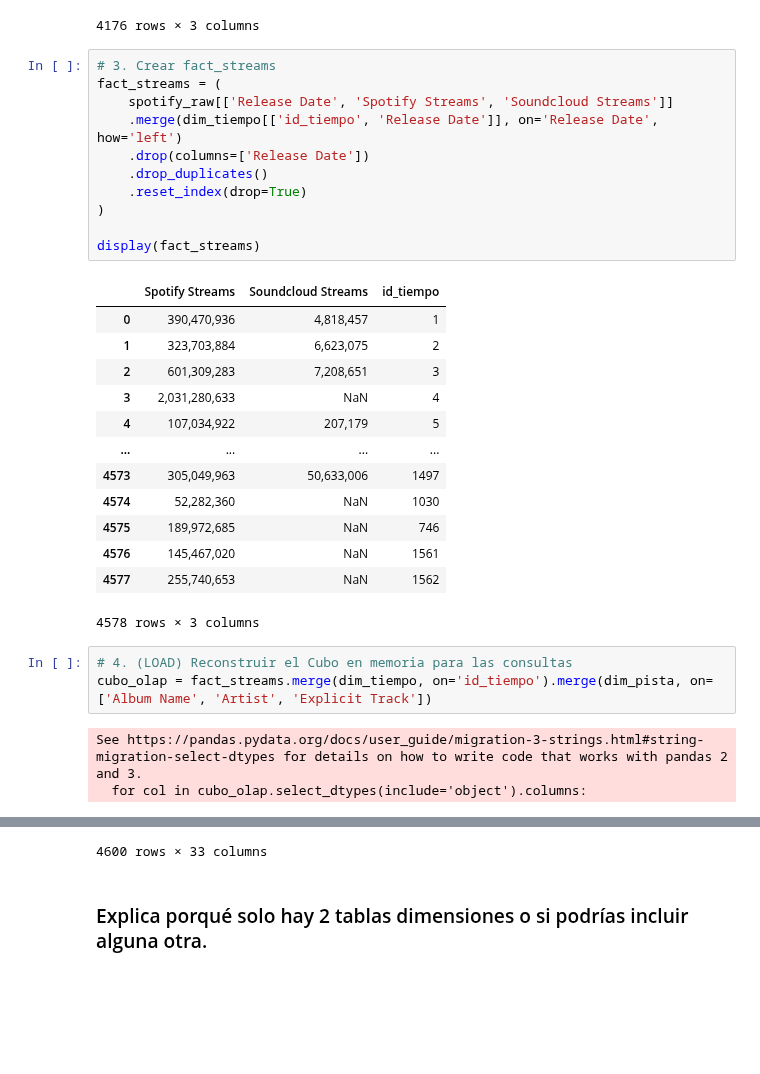
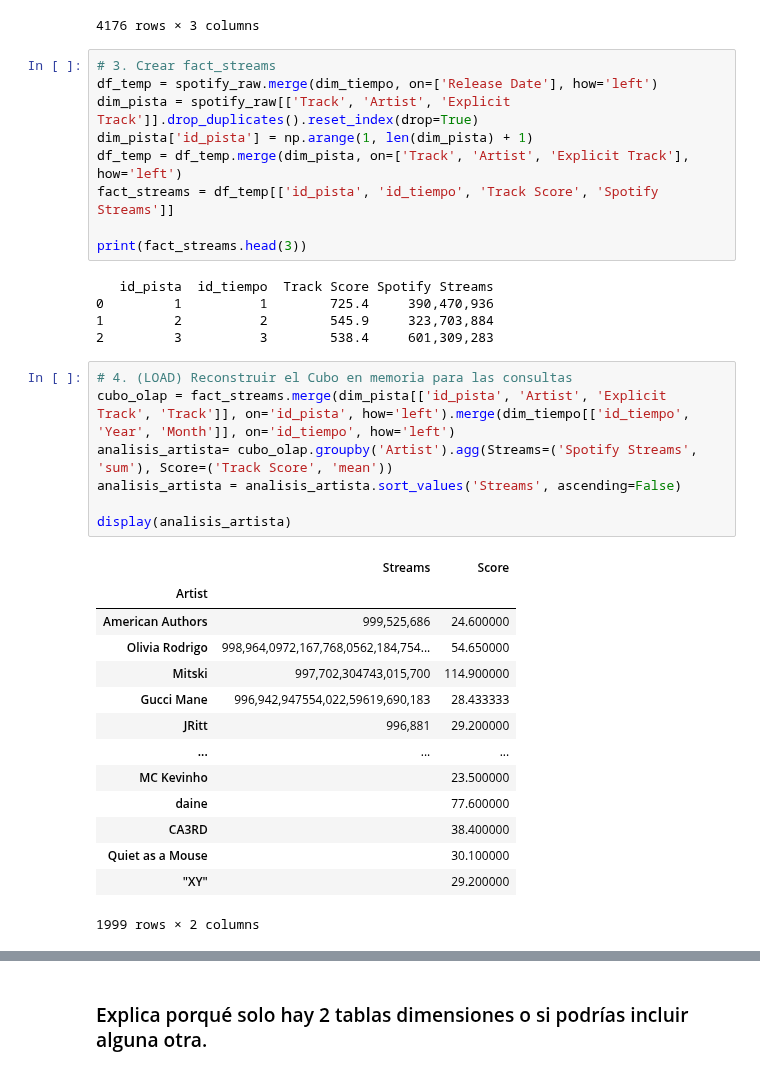
Before and after one commit to KllrMomo/DataMining, a Jupyter notebook: Parcial #2/03-OLAP_operations_exercise.ipynb, the cells around one changed output, grey strips where cells are left out. Cells and saved outputs as stored; diff of their text form; blank space fills up the shorter version.

```diff
--- a/Parcial #2/03-OLAP_operations_exercise.ipynb
+++ b/Parcial #2/03-OLAP_operations_exercise.ipynb
@@ -83,32 +90,37 @@ display(dim_pista)
 4176 rows × 3 columns
 # %%
 # 3. Crear fact_streams
-fact_streams = (
-    spotify_raw[['Release Date', 'Spotify Streams', 'Soundcloud Streams']]
-    .merge(dim_tiempo[['id_tiempo', 'Release Date']], on='Release Date', how='left')
-    .drop(columns=['Release Date'])
-    .drop_duplicates()
-    .reset_index(drop=True)
-)
+df_temp = spotify_raw.merge(dim_tiempo, on=['Release Date'], how='left')
+dim_pista = spotify_raw[['Track', 'Artist', 'Explicit Track']].drop_duplicates().reset_index(drop=True)
+dim_pista['id_pista'] = np.arange(1, len(dim_pista) + 1)
+df_temp = df_temp.merge(dim_pista, on=['Track', 'Artist', 'Explicit Track'], how='left')
+fact_streams = df_temp[['id_pista', 'id_tiempo', 'Track Score', 'Spotify Streams']]
 
-display(fact_streams)
+print(fact_streams.head(3))
 # %% [output]
-|  | Spotify Streams | Soundcloud Streams | id_tiempo |
-| 0 | 390,470,936 | 4,818,457 | 1 |
-| 1 | 323,703,884 | 6,623,075 | 2 |
-| 2 | 601,309,283 | 7,208,651 | 3 |
-| 3 | 2,031,280,633 | NaN | 4 |
-| 4 | 107,034,922 | 207,179 | 5 |
-| ... | ... | ... | ... |
-| 4573 | 305,049,963 | 50,633,006 | 1497 |
-| 4574 | 52,282,360 | NaN | 1030 |
-| 4575 | 189,972,685 | NaN | 746 |
-| 4576 | 145,467,020 | NaN | 1561 |
-| 4577 | 255,740,653 | NaN | 1562 |
-4578 rows × 3 columns
+   id_pista  id_tiempo  Track Score Spotify Streams
+0         1          1        725.4     390,470,936
+1         2          2        545.9     323,703,884
+2         3          3        538.4     601,309,283
 # %%
 # 4. (LOAD) Reconstruir el Cubo en memoria para las consultas
-cubo_olap = fact_streams.merge(dim_tiempo, on='id_tiempo').merge(dim_pista, on=['Album Name', 'Artist', 'Explicit Track'])
+cubo_olap = fact_streams.merge(dim_pista[['id_pista', 'Artist', 'Explicit Track', 'Track']], on='id_pista', how='left').merge(dim_tiempo[['id_tiempo', 'Year', 'Month']], on='id_tiempo', how='left')
+analisis_artista= cubo_olap.groupby('Artist').agg(Streams=('Spotify Streams', 'sum'), Score=('Track Score', 'mean'))
+analisis_artista = analisis_artista.sort_values('Streams', ascending=False)
+
+display(analisis_artista)
 # %% [output]
+|  | Streams | Score |
+| Artist |  |  |
+| American Authors | 999,525,686 | 24.600000 |
+| Olivia Rodrigo | 998,964,0972,167,768,0562,184,754... | 54.650000 |
+| Mitski | 997,702,304743,015,700 | 114.900000 |
+| Gucci Mane | 996,942,947554,022,59619,690,183 | 28.433333 |
+| JRitt | 996,881 | 29.200000 |
+| ... | ... | ... |
+| MC Kevinho |  | 23.500000 |
+| daine |  | 77.600000 |
+| CA3RD |  | 38.400000 |
+| Quiet as a Mouse |  | 30.100000 |
+| "XY" |  | 29.200000 |
-See https://pandas.pydata.org/docs/user_guide/migration-3-strings.html#string-migration-select-dtypes for details on how to write code that works with pandas 2 and 3.
-  for col in cubo_olap.select_dtypes(include='object').columns:
+1999 rows × 2 columns
@@ -127,4 +127,3 @@ See https://pandas.pydata.org/docs/user_guide/migration-3-strings.html#string-mi
-4600 rows × 33 columns
 # %% [markdown]
 ### Explica porqué solo hay 2 tablas dimensiones o si podrías incluir alguna otra.
 # %% [markdown]
```
Also changed, not shown: parts of 4 cells of this notebook.
